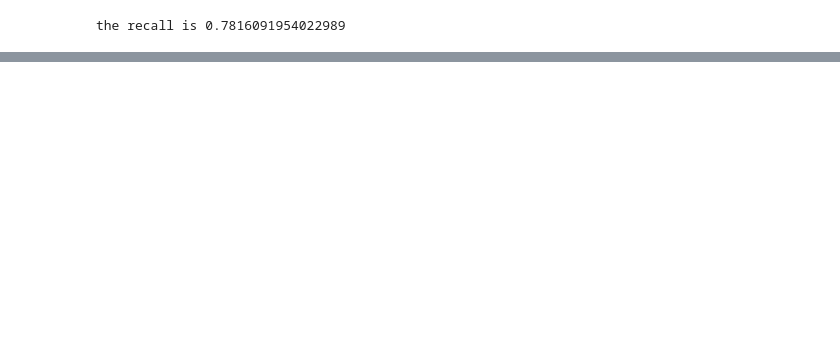
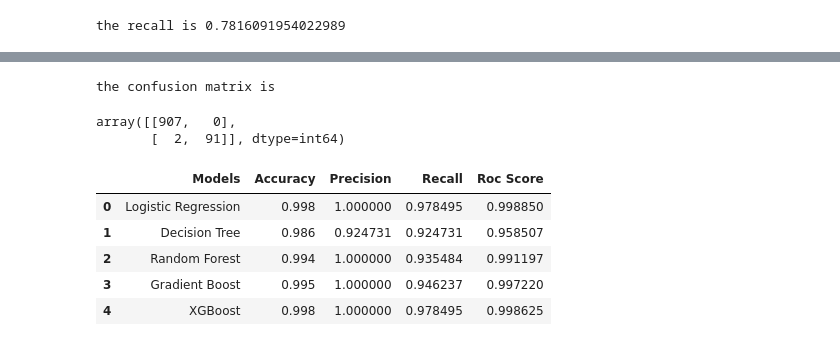
Before and after one commit to arjunsinghtomar674-lang/TRINETRA, a Jupyter notebook: MPLADS-(ML - Model).ipynb, the cells around one changed output, grey strips where cells are left out. Saved outputs shown, nothing was run; the diff lists cells and outputs as text; code cells hidden in the pictures; blank space fills up the shorter version.

```diff
--- a/MPLADS-(ML - Model).ipynb
+++ b/MPLADS-(ML - Model).ipynb
@@ -1564,0 +2600,7 @@ print("te")
+# %%
+print("the confusion matrix is ")
+confusion_matrix(y_test3,y_pred_xg3)
+# %% [output]
+the confusion matrix is
+array([[907,   0],
+       [  2,  91]], dtype=int64)
@@ -1564,0 +2609,51 @@ print("te")
+# %%
+result3 = pd.DataFrame({
+        'Models':[
+        'Logistic Regression',
+        'Decision Tree ',
+        'Random Forest',
+        'Gradient Boost',
+        'XGBoost'
+    ],
+
+    'Accuracy':[
+        accuracy_score(y_test3,y_pred3),
+        accuracy_score(y_test3,y_pred_dt3),
+        accuracy_score(y_test3,y_pred_rf3),
+        accuracy_score(y_test3,y_pred_gd3),
+        accuracy_score(y_test3,y_pred_xg3),
+    ],
+
+    'Precision':[
+        precision_score(y_test3,y_pred3),
+        precision_score(y_test3,y_pred_dt3),
+        precision_score(y_test3,y_pred_rf3),
+        precision_score(y_test3,y_pred_gd3),
+        precision_score(y_test3,y_pred_xg3),
+    ],
+
+    'Recall':[
+        recall_score(y_test3,y_pred3),
+        recall_score(y_test3,y_pred_dt3),
+        recall_score(y_test3,y_pred_rf3),
+        recall_score(y_test3,y_pred_gd3),
+        recall_score(y_test3,y_pred_xg3),
+    ],
+
+    'Roc Score':[
+        roc_auc_score(y_test3,y_proba3),
+        roc_auc_score(y_test3,y_proba_dt3),
+        roc_auc_score(y_test3,y_proba_rf3),
+        roc_auc_score(y_test3,y_proba_gd3),
+        roc_auc_score(y_test3,y_proba_xg3),
+    ]
+})
+# %%
+result3
+# %% [output]
+|  | Models | Accuracy | Precision | Recall | Roc Score |
+| 0 | Logistic Regression | 0.998 | 1.000000 | 0.978495 | 0.998850 |
+| 1 | Decision Tree | 0.986 | 0.924731 | 0.924731 | 0.958507 |
+| 2 | Random Forest | 0.994 | 1.000000 | 0.935484 | 0.991197 |
+| 3 | Gradient Boost | 0.995 | 1.000000 | 0.946237 | 0.997220 |
+| 4 | XGBoost | 0.998 | 1.000000 | 0.978495 | 0.998625 |
```
Also changed, not shown: parts of 173 cells of this notebook.
